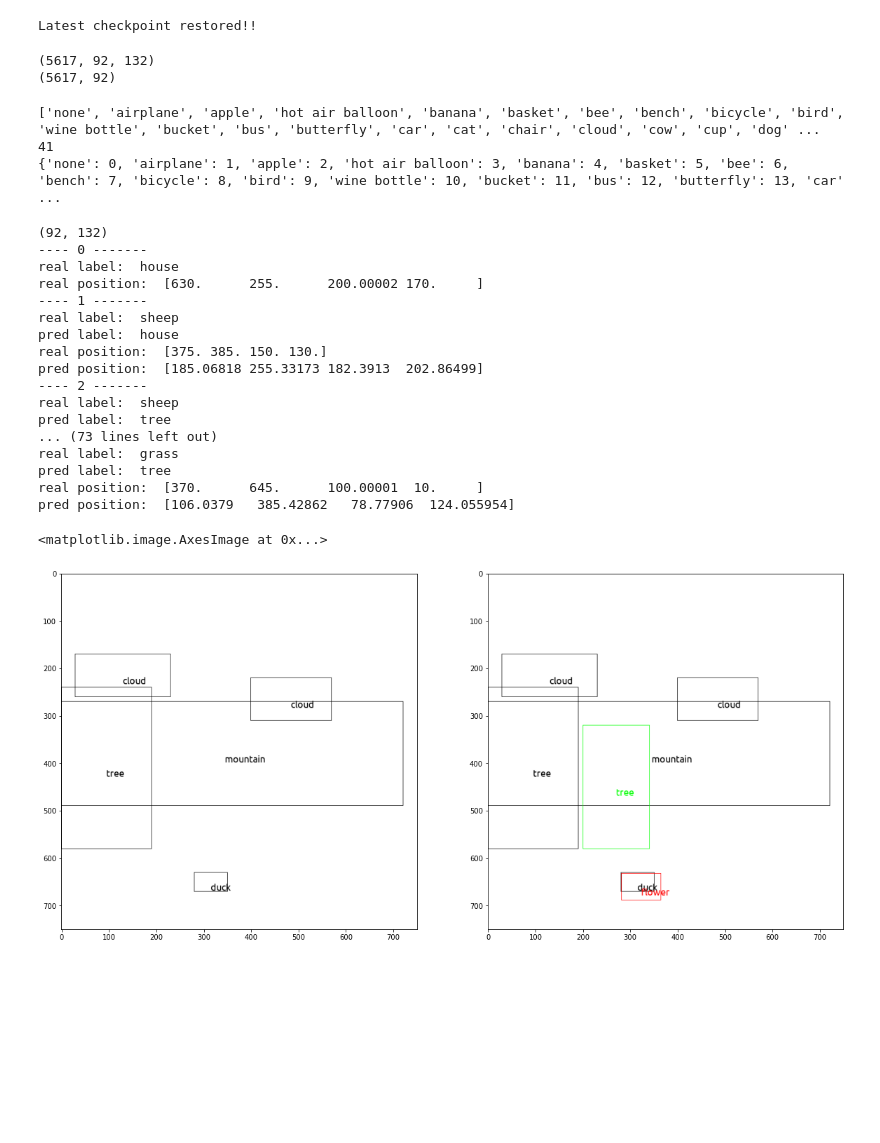
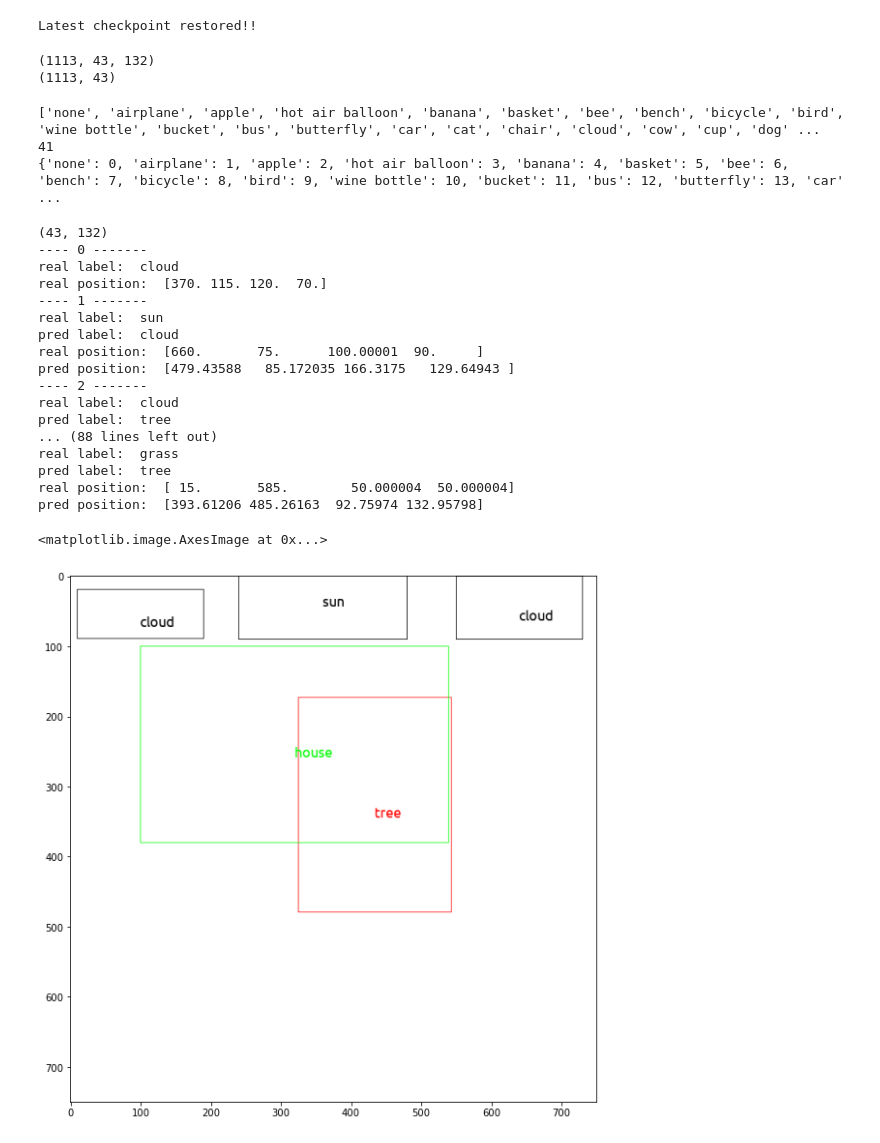
Before and after one commit to skyloken/interactive-sketcher, a Jupyter notebook: notebooks/interactive_sketcher_demo.ipynb, the cells around one changed output. Cells and saved outputs as stored; diff of their text form; code cells hidden in the pictures; blank space fills up the shorter version.

```diff
--- a/notebooks/interactive_sketcher_demo.ipynb
+++ b/notebooks/interactive_sketcher_demo.ipynb
@@ -39,12 +39,12 @@ if ckpt_manager.latest_checkpoint:
 Latest checkpoint restored!!
 # %%
 dataset = np.load('../data/isketcher/dataset.npz')
-x_test, y_test = dataset['x_train'], dataset['y_train']
+x_test, y_test = dataset['x_test'], dataset['y_test']
 print(x_test.shape)
 print(y_test.shape)
 # %% [output]
-(5617, 92, 132)
-(5617, 92)
+(1113, 43, 132)
+(1113, 43)
 # %%
 # class label
 df = pd.read_csv('../outputs/sketchyscene_quickdraw.csv')
@@ -99,23 +99,23 @@ for i in range(1, len(x_test[scene_index])):
     print("real position: ", p_real * 750)
     print("pred position: ", p_pred.numpy() * 750)
 # %% [output]
-(92, 132)
+(43, 132)
 ---- 0 -------
-real label:  house
-real position:  [630.      255.      200.00002 170.     ]
+real label:  cloud
+real position:  [370. 115. 120.  70.]
 ---- 1 -------
-real label:  sheep
-pred label:  house
-real position:  [375. 385. 150. 130.]
-pred position:  [185.06818 255.33173 182.3913  202.86499]
+real label:  sun
+pred label:  cloud
+real position:  [660.       75.      100.00001  90.     ]
+pred position:  [479.43588   85.172035 166.3175   129.64943 ]
 ---- 2 -------
-real label:  sheep
+real label:  cloud
 pred label:  tree
-... (73 lines left out)
+... (88 lines left out)
 real label:  grass
 pred label:  tree
-real position:  [370.      645.      100.00001  10.     ]
-pred position:  [106.0379   385.42862   78.77906  124.055954]
+real position:  [ 15.       585.        50.000004  50.000004]
+pred position:  [393.61206 485.26163  92.75974 132.95798]
 # %%
 # draw canvas
 
@@ -124,8 +124,8 @@ import matplotlib.pyplot as plt
 
 canvas = Image.new('RGB', (750, 750), (255, 255, 255))
 
-scene_index = 1
-pred_index = 5
+scene_index = 350
+pred_index = 3
 
 draw = ImageDraw.Draw(canvas)
 r = 5
@@ -134,35 +134,36 @@ font = ImageFont.truetype("/usr/share/fonts/truetype/ubuntu/Ubuntu-R.ttf", size=
 for i in range(pred_index):
     label = class_names[int(y_test[scene_index, i])]
     x, y, w, h = x_test[scene_index, i, -4:] * 750
     x0, y0, x1, y1 = from_yolo(x, y, w, h)
     draw.rectangle((x0, y0, x1, y1), outline=(0, 0, 0))
     draw.text((x, y), label, fill='black', font=font)
 
 # predict
 c_out, p_out, _ = interactive_sketcher(
     x_test[scene_index, :pred_index], training=False, look_ahead_mask=None)
 
 c_pred = c_out[0, -1, :]  # 最後のスケッチを取得
 c_pred_id = tf.argmax(c_pred, axis=-1)
 x, y, w, h = p_out[0, -1, :] * 750  # 最後のスケッチを取得
 x0, y0, x1, y1 = from_yolo(x, y, w, h)
 
 next_canvas = canvas.copy()
 next_draw = ImageDraw.Draw(next_canvas)
 next_draw.rectangle((x0, y0, x1, y1), outline=(255, 0, 0))
 next_draw.text((x, y), class_names[c_pred_id], fill=(255, 0, 0), font=font)
 
 # actual
 xp, yp, wp, hp = x_test[scene_index, pred_index, -4:] * 750
 x0p, y0p, x1p, y1p = from_yolo(xp, yp, wp, hp)
 next_draw.rectangle((x0p, y0p, x1p, y1p), outline=(0, 255, 0))
 next_draw.text((xp, yp), class_names[int(y_test[scene_index, pred_index])], fill=(0, 255, 0), font=font)
 
 # canvas.save(f'../outputs/canvas_{scene_index}_{pred_index}.png')
-# next_canvas.save(f'../outputs/next_canvas_{scene_index}_{pred_index}.png')
-plt.figure(figsize=(20, 20))
-plt.subplot(121).imshow(canvas)
-plt.subplot(122).imshow(next_canvas)
+next_canvas.save(f'../outputs/next_canvas_{scene_index}_{pred_index}.png')
+plt.figure(figsize=(10, 10))
+# plt.subplot(121).imshow(canvas)
+# plt.subplot(122).imshow(next_canvas)
+plt.imshow(next_canvas)
 # %% [output]
 <matplotlib.image.AxesImage at 0x...>
-[figure, old version]
+[figure, new version]
```
Also changed, not shown: parts of 1 cell of this notebook, 8 other files.
